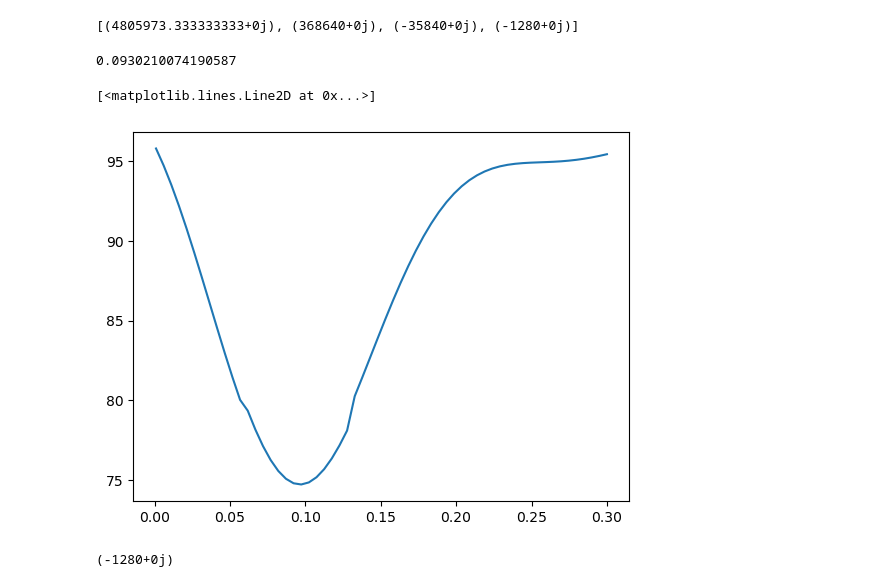
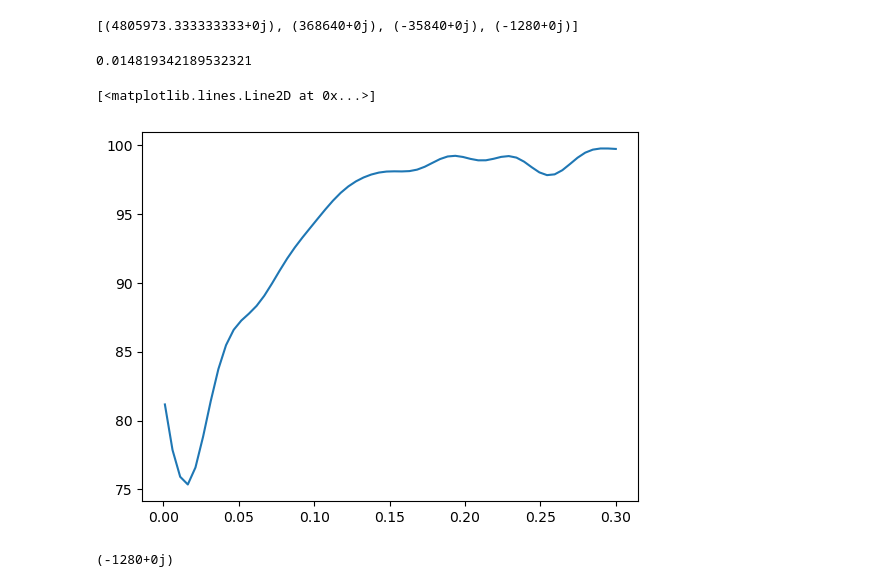
Before and after one commit to qiboteam/boostvqe, a Jupyter notebook: notebooks/docs_and_tutorial_ideas/proceedings.ipynb, the cells around one changed output. Drawn from its saved outputs; the diff is of its cells as text; code cells hidden in the pictures.

```diff
--- a/notebooks/docs_and_tutorial_ideas/proceedings.ipynb
+++ b/notebooks/docs_and_tutorial_ideas/proceedings.ipynb
@@ -52,9 +95,20 @@ print(dbi.off_diagonal_norm)
+# %%
+def min_max(dbi):
+    diag = np.diag(dbi.diagonal_h_matrix)
+    d_min = min(diag)
+    d_max = max(diag)
+    d_ls = np.linspace(d_min, d_max, 2**dbi.h.nqubits)
+    return np.diag(d_ls)
 # %%
 # Here, we wish to show how different cost function can lead to different trajectory of diagonalization
+initialize_DBI(5, "XXZ", 0.5)
 cost_functions = [DoubleBracketCostFunction.off_diagonal_norm,
                   DoubleBracketCostFunction.energy_fluctuation,
                   DoubleBracketCostFunction.least_squares]
 scheduling_function = DoubleBracketScheduling.binary_search
+# d = dbi.diagonal_h_matrix
+# d = np.diag(np.linspace(1,2**nqubits,2**nqubits))/2**nqubits
+d = min_max(dbi)
 dbi.ref_state = np.zeros(2**nqubits)
 dbi.ref_state[3] = 1
 NSTEPS = 6
@@ -66,14 +120,15 @@ for cost in cost_functions:
     dbi_eval = deepcopy(dbi)
     dbi_eval.cost = cost
     dbi_eval.scheduling = scheduling_function
-    # d = np.diag(np.linspace(1,2**nqubits,2**nqubits))/2**nqubits
-    d = dbi_eval.diagonal_h_matrix
     off_loss_ls = [dbi_eval.off_diagonal_norm]
     ls_loss_ls = [dbi_eval.least_squares(d=d)]
-    print(dbi_eval.least_squares(d=d))
     s_ls = []
     for _ in range(NSTEPS):
-        s = dbi_eval.choose_step(d=d, s_min=1e-3, s_max=1e-1)
+        # s = dbi_eval.choose_step(d=d, step_min=1e-3, step_max=1e-1)
+        # d = dbi_eval.diagonal_h_matrix
+        # # flip if angle -
+        # d *= cs_angle_sgn(dbi_eval, d)
+        s = dbi_eval.choose_step(d=d, step_min=1e-3, step_max=2e-1)
         s_ls.append(s)
         dbi_eval(step=s, d=d)
         off_loss_ls.append(dbi_eval.off_diagonal_norm)
@@ -115,5 +170,5 @@ plt.savefig('cost_functions.pdf')
 s_space = np.linspace(1e-3, 3e-1, 60)
 loss_ls = []
 for s in s_space:
-    loss_ls.append(dbi.loss(step=s, d=dbi.diagonal_h_matrix))
+    loss_ls.append(dbi_eval.loss(step=s, d=dbi_eval.diagonal_h_matrix))
 # %%
@@ -122,19 +177,20 @@ print(derivative_coef)
 # %% [output]
 [(4805973.333333333+0j), (368640+0j), (-35840+0j), (-1280+0j)]
 # %%
-nqubits = 9
-hamiltonian = hamiltonians.XXZ(nqubits=nqubits, delta=0.5)
-dbi = DoubleBracketIteration(hamiltonian=hamiltonian)
-print(polynomial_step(dbi, n=10))
+nqubits = 6
+# hamiltonian = hamiltonians.XXZ(nqubits=nqubits, delta=0.5)
+hamiltonina = hamiltonians.TFIM(nqubits=nqubits, h=4)
+dbi_eval = DoubleBracketIteration(hamiltonian=hamiltonian)
+print(polynomial_step(dbi_eval, n=10))
 
 # sweep
 s_space = np.linspace(1e-3, 3e-1, 60)
 loss_ls = []
 for s in s_space:
-    loss_ls.append(dbi.loss(step=s, d=dbi.diagonal_h_matrix))
+    loss_ls.append(dbi_eval.loss(step=s, d=dbi_eval.diagonal_h_matrix))
 
 plt.plot(s_space,loss_ls)
 # %% [output]
-0.0930210074190587
+0.014819342189532321
 [<matplotlib.lines.Line2D at 0x...>]
-[figure, old version]
+[figure, new version]
```
Also changed, not shown: parts of 14 cells of this notebook, 1 other file.
